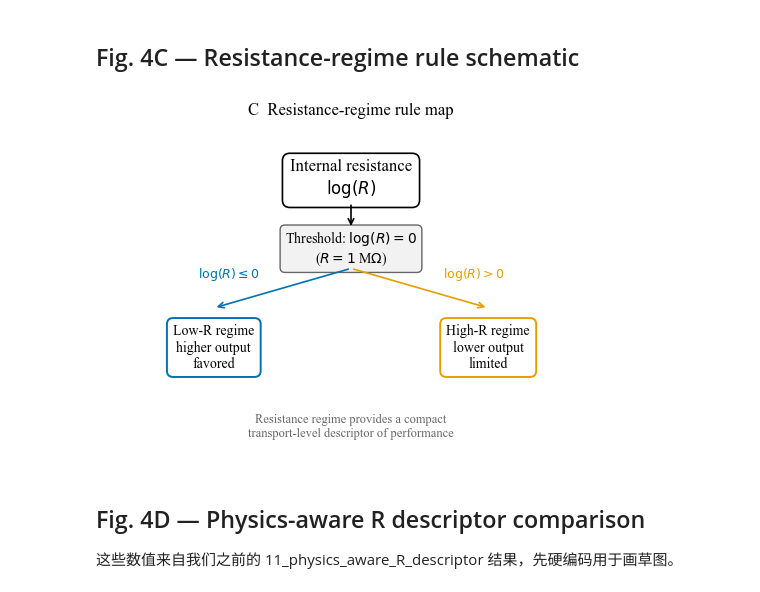
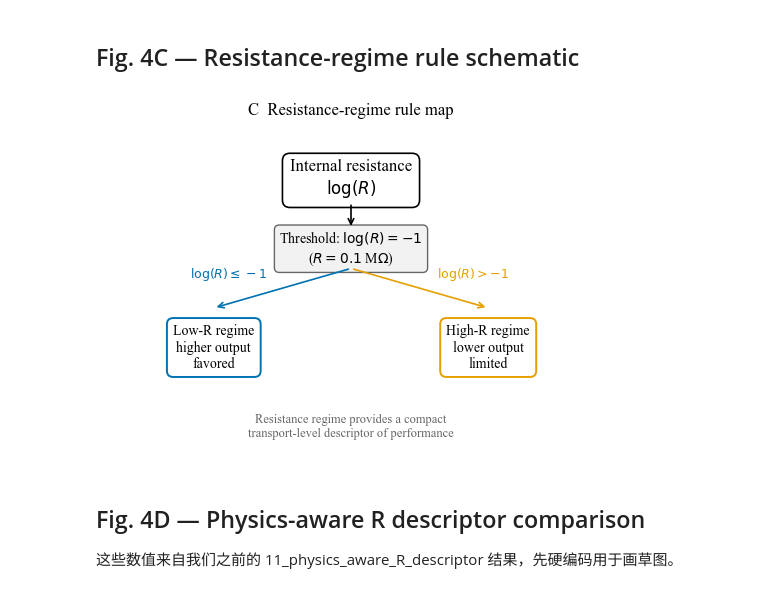
Before and after one commit to wenluanzhang/hydrovoltaic-ml, a Jupyter notebook: notebooks/15_figure4_resistance_regimes.ipynb, the cells around one changed output. Drawn from its saved outputs; the diff is of its cells as text; code cells hidden in the pictures.

Commit message:
figure4

```diff
--- a/notebooks/15_figure4_resistance_regimes.ipynb
+++ b/notebooks/15_figure4_resistance_regimes.ipynb
@@ -409,6 +409,10 @@ plt.show()
 ## Fig. 4C — Resistance-regime rule schematic
 # %%
 # Fig. 4C schematic
+
+R_THRESHOLD = -1.0
+R_THRESHOLD_TEXT = r"Threshold: $\log(R)=-1$" + "\n" + r"($R=0.1$ M$\Omega$)"
+
 fig, ax = plt.subplots(figsize=(5.2, 3.8))
 
 ax.axis("off")
@@ -433,7 +437,7 @@ ax.text(
 ax.text(
     x_center,
     0.62,
-    r"Threshold: $\log(R)=0$" + "\n" + r"($R=1$ M$\Omega$)",
+    R_THRESHOLD_TEXT,
     ha="center",
     va="center",
     fontsize=10,
@@ -489,40 +493,40 @@ ax.annotate(
 ax.text(
     0.25,
     0.54,
-    r"$\log(R)\leq 0$",
+    r"$\log(R)\leq -1$",
     ha="center",
     va="center",
     fontsize=9,
     color=COLORS["blue"]
 )
 
 ax.text(
     0.75,
     0.54,
-    r"$\log(R)>0$",
+    r"$\log(R)>-1$",
     ha="center",
     va="center",
     fontsize=9,
     color=COLORS["orange"]
 )
 
 # Bottom note
 ax.text(
     x_center,
     0.08,
     "Resistance regime provides a compact\ntransport-level descriptor of performance",
     ha="center",
     va="center",
     fontsize=9,
     color=COLORS["gray"]
 )
 
 ax.set_title("C  Resistance-regime rule map")
 
 plt.tight_layout()
 plt.show()
 # %% [output]
-[figure, old version]
+[figure, new version]
 # %% [markdown]
 ## Fig. 4D — Physics-aware R descriptor comparison
 这些数值来自我们之前的 11_physics_aware_R_descriptor 结果，先硬编码用于画草图。
```
Also changed, not shown: parts of 4 cells of this notebook.
